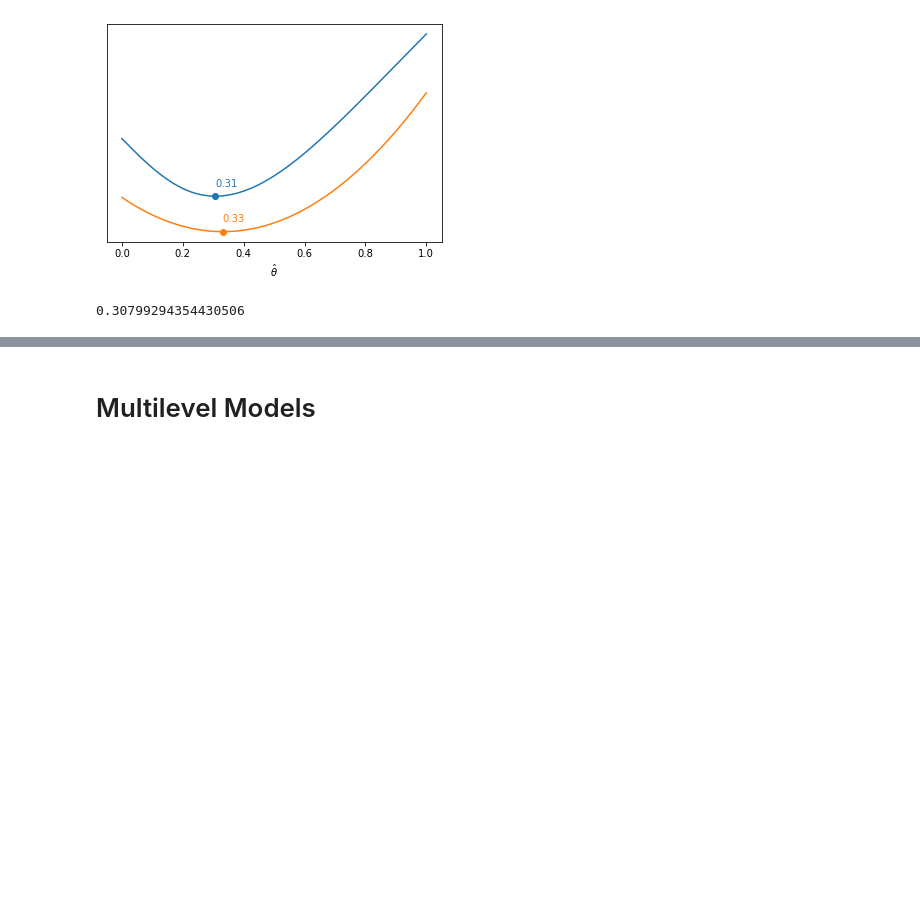
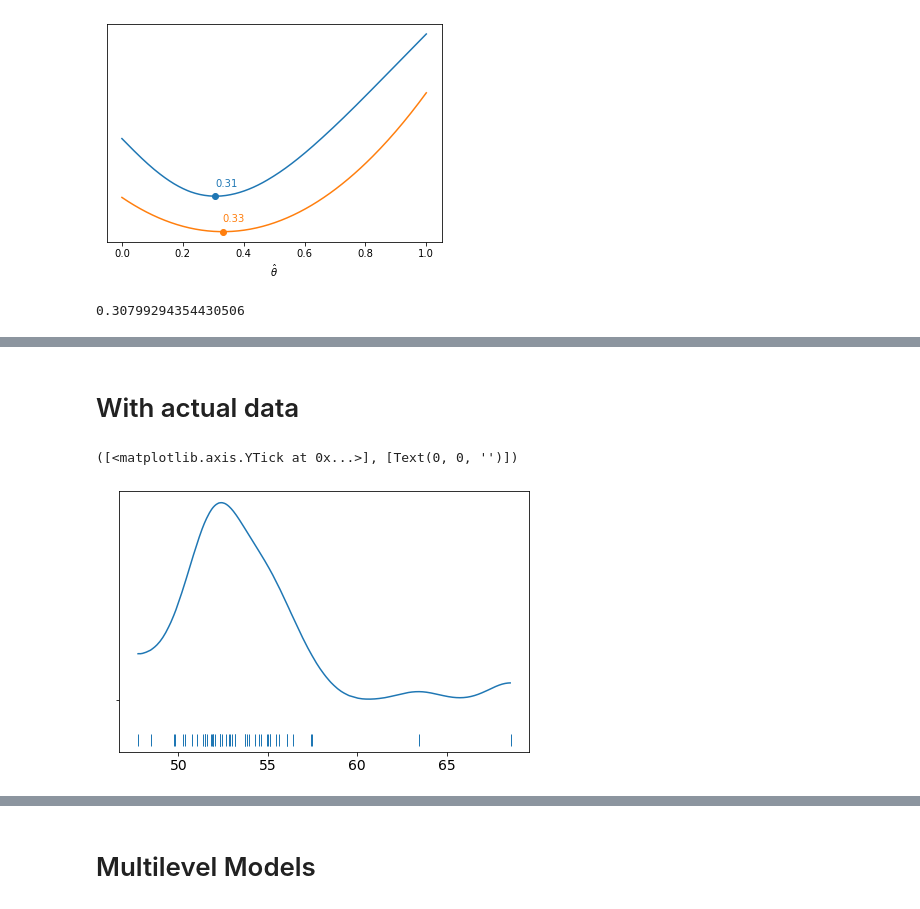
Before and after one commit to BayesianBoys/LegrandNico.github.io, a Jupyter notebook: BayesianBoys/Week3/VMP_CH2.ipynb, the cells around one changed output, grey strips where cells are left out. Saved outputs shown, nothing was run; the diff lists cells and outputs as text; code cells hidden in the pictures; blank space fills up the shorter version.

```diff
--- a/BayesianBoys/Week3/VMP_CH2.ipynb
+++ b/BayesianBoys/Week3/VMP_CH2.ipynb
@@ -88,0 +88,11 @@ ValueError: x and y must have same first dimension, but have shapes (200,) and (
+# %% [markdown]
+# With actual data
+# %%
+# Chemical shift
+# Normal distribution w. outliers
+data = np.loadtxt('../data/chemical_shifts.csv')
+az.plot_kde(data, rug=True)
+plt.yticks([0], alpha=0)
+# %% [output]
+([<matplotlib.axis.YTick at 0x...>], [Text(0, 0, '')])
+[figure, added]
```
Also changed, not shown: parts of 61 cells of this notebook.
